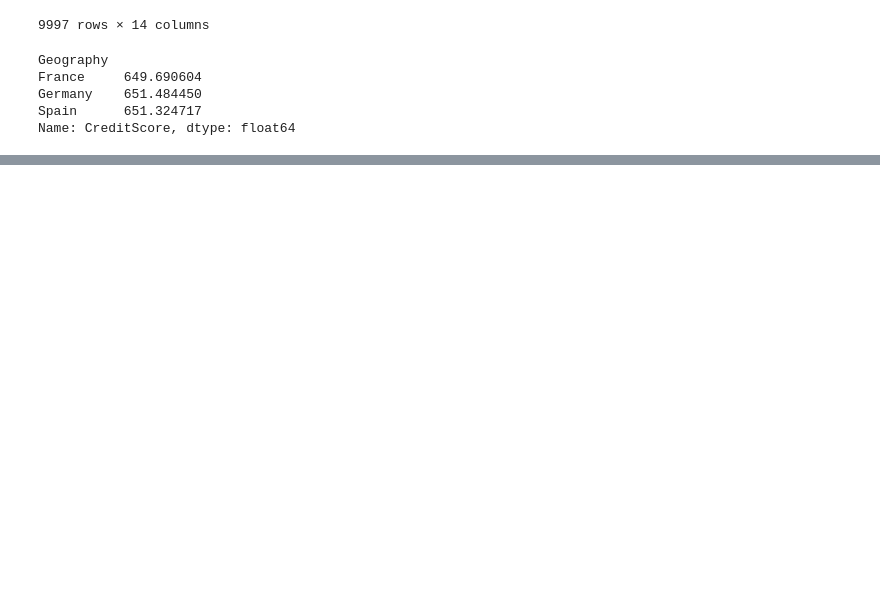
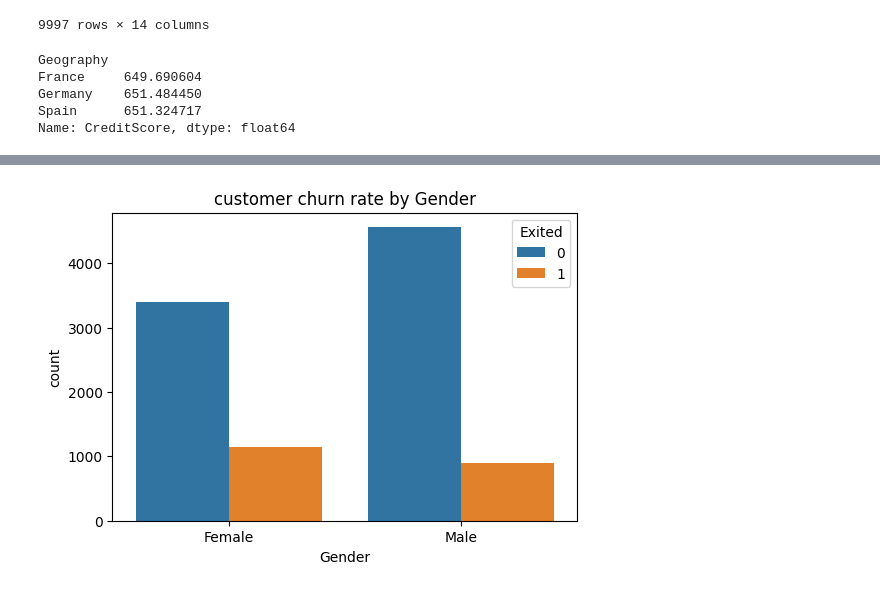
Before and after one commit to kwiver/data_science, a Jupyter notebook: bank_churn_analysis.ipynb, the cells around one changed output, grey strips where cells are left out. Cells and saved outputs as stored; diff of their text form; code cells hidden in the pictures; blank space fills up the shorter version.

```diff
--- a/bank_churn_analysis.ipynb
+++ b/bank_churn_analysis.ipynb
@@ -268,0 +322,8 @@ Name: CreditScore, dtype: float64
+# %%
+# create customer churn rate by Gender
+plt.figure(figsize=(6,4))
+sns.countplot(data=df, x="Gender", hue= "Exited")
+plt.title("Customer churn rate by Gender")
+plt.show()
+# %% [output]
+[figure, added]
```
Also changed, not shown: parts of 15 cells of this notebook.
